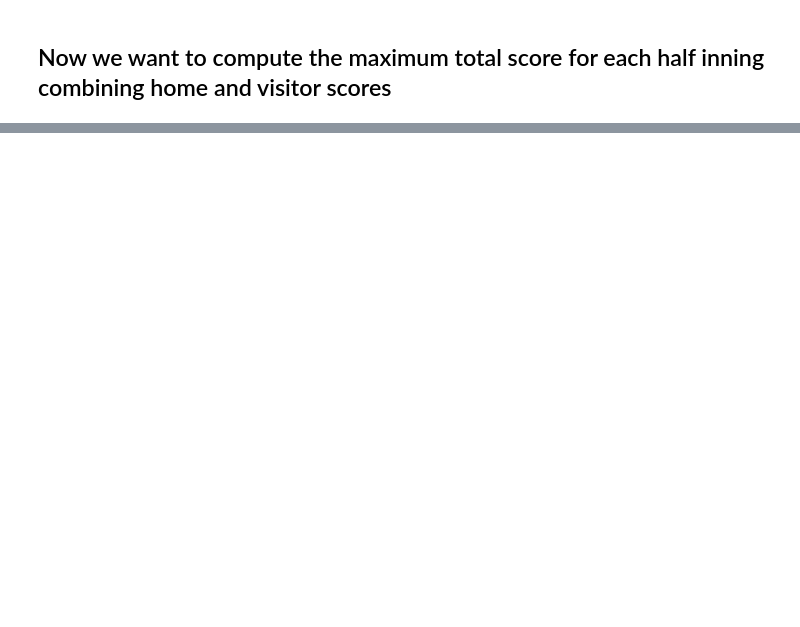
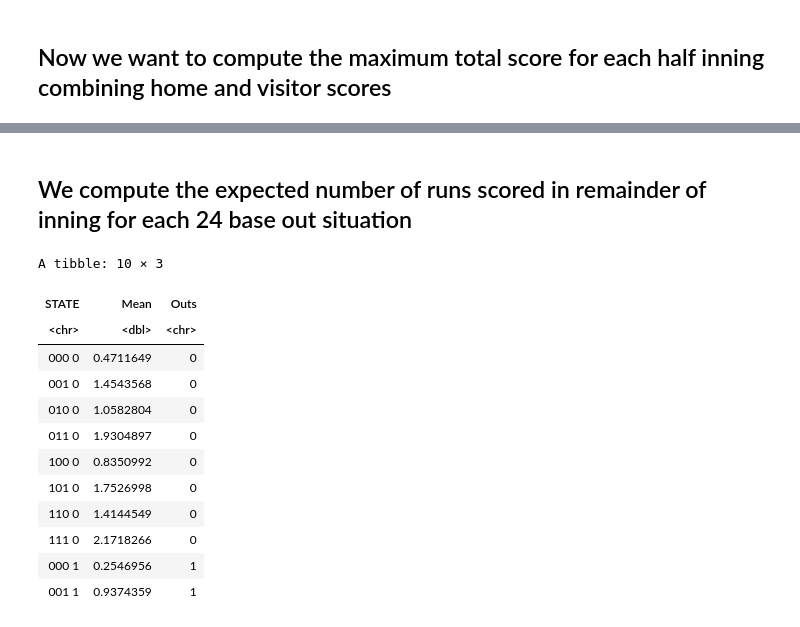
Before and after one commit to jwolfe972/baseball_related, a Jupyter notebook: analyzing_baseball_data_w_r/Run_Expectancy_Matrix.ipynb, the cells around one changed output, grey strips where cells are left out. Drawn from its saved outputs; the diff is of its cells as text; code cells hidden in the pictures; blank space fills up the shorter version.

```diff
--- a/analyzing_baseball_data_w_r/Run_Expectancy_Matrix.ipynb
+++ b/analyzing_baseball_data_w_r/Run_Expectancy_Matrix.ipynb
@@ -56,0 +107,25 @@ head(half_innings,10)
+# %% [markdown]
+## We compute the expected number of runs scored in remainder of inning for each 24 base out situation
+# %%
+data_2011C %>%
+    group_by(STATE) %>%
+    summarize(Mean = mean(RUNS.ROI)) %>%
+    mutate(Outs = substr(STATE,5,5)) %>%
+    arrange(Outs) -> RUNS
+
+
+head(RUNS,10)
+# %% [output]
+A tibble: 10 × 3
+| STATE | Mean | Outs |
+| <chr> | <dbl> | <chr> |
+| 000 0 | 0.4711649 | 0 |
+| 001 0 | 1.4543568 | 0 |
+| 010 0 | 1.0582804 | 0 |
+| 011 0 | 1.9304897 | 0 |
+| 100 0 | 0.8350992 | 0 |
+| 101 0 | 1.7526998 | 0 |
+| 110 0 | 1.4144549 | 0 |
+| 111 0 | 2.1718266 | 0 |
+| 000 1 | 0.2546956 | 1 |
+| 001 1 | 0.9374359 | 1 |
```
Also changed, not shown: parts of 25 cells of this notebook, 1 other file.
